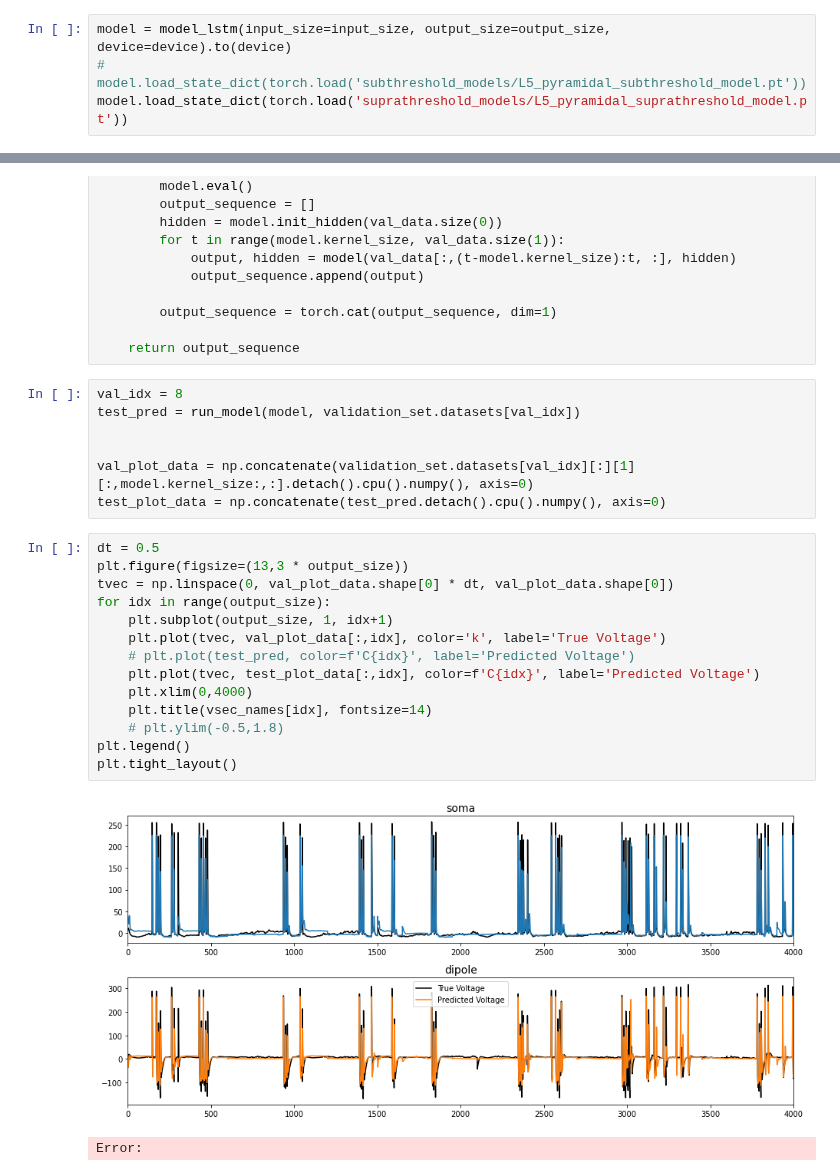
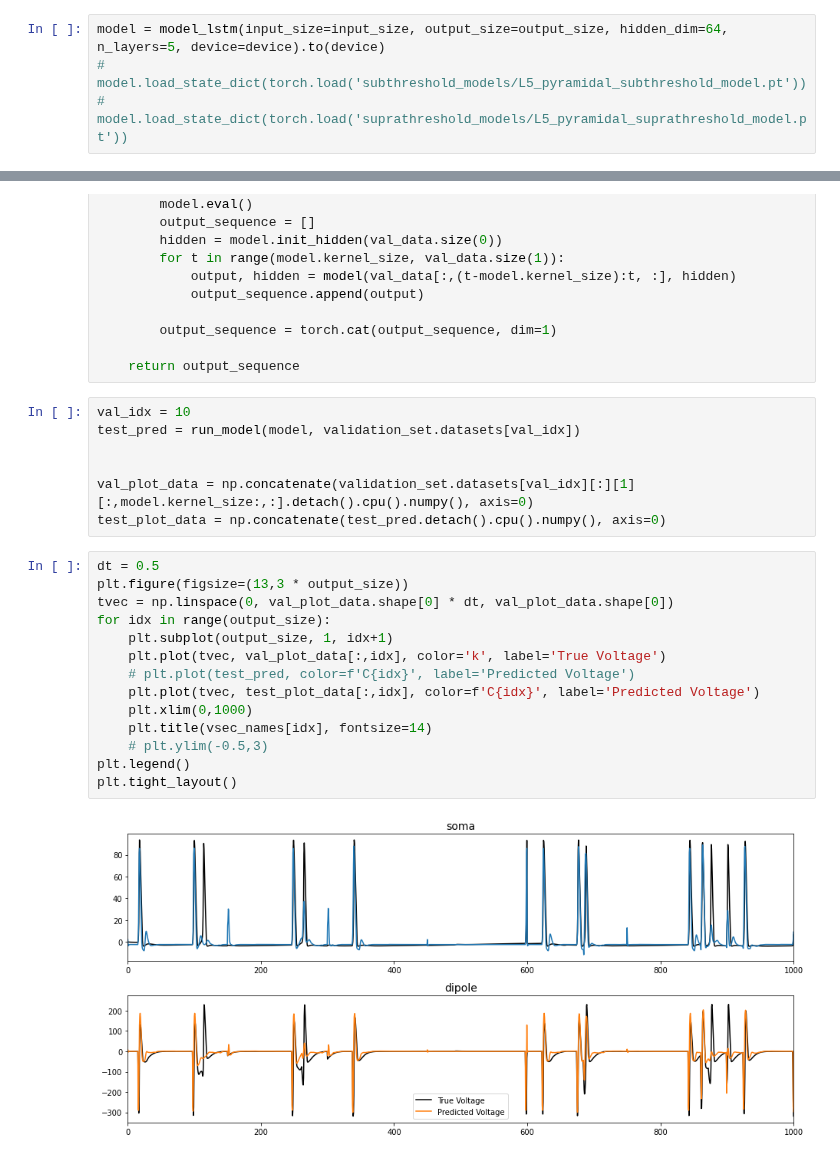
Before and after one commit to ntolley/bayesian_surrogates, a Jupyter notebook: single_cell_noise.ipynb, the cells around one changed output, grey strips where cells are left out. Cells and saved outputs as stored; diff of their text form.

```diff
--- a/single_cell_noise.ipynb
+++ b/single_cell_noise.ipynb
@@ -250,6 +250,6 @@ class model_lstm(nn.Module):
         G = tau2/(tau2-tau1)*(-torch.exp(-t_vec/tau1) + torch.exp(-t_vec/tau2))
         return G
 # %%
-model = model_lstm(input_size=input_size, output_size=output_size, device=device).to(device)
+model = model_lstm(input_size=input_size, output_size=output_size, hidden_dim=64, n_layers=5, device=device).to(device)
 # model.load_state_dict(torch.load('subthreshold_models/L5_pyramidal_subthreshold_model.pt'))
-model.load_state_dict(torch.load('suprathreshold_models/L5_pyramidal_suprathreshold_model.pt'))
+# model.load_state_dict(torch.load('suprathreshold_models/L5_pyramidal_suprathreshold_model.pt'))
@@ -303,7 +296,7 @@ def run_model(model, validation_set):
 
     return output_sequence
 # %%
-val_idx = 8
+val_idx = 10
 test_pred = run_model(model, validation_set.datasets[val_idx])
 
 
@@ -312,17 +305,16 @@ test_plot_data = np.concatenate(test_pred.detach().cpu().numpy(), axis=0)
 # %%
 dt = 0.5
 plt.figure(figsize=(13,3 * output_size))
 tvec = np.linspace(0, val_plot_data.shape[0] * dt, val_plot_data.shape[0])
 for idx in range(output_size):
     plt.subplot(output_size, 1, idx+1)
     plt.plot(tvec, val_plot_data[:,idx], color='k', label='True Voltage')
     # plt.plot(test_pred, color=f'C{idx}', label='Predicted Voltage')
     plt.plot(tvec, test_plot_data[:,idx], color=f'C{idx}', label='Predicted Voltage')
-    plt.xlim(0,4000)
+    plt.xlim(0,1000)
     plt.title(vsec_names[idx], fontsize=14)
-    # plt.ylim(-0.5,1.8)
+    # plt.ylim(-0.5,3)
 plt.legend()
 plt.tight_layout()
 # %% [output]
-[figure, old version]
+[figure, new version]
-Error:
```
Also changed, not shown: parts of 6 cells of this notebook, 1 other file.
